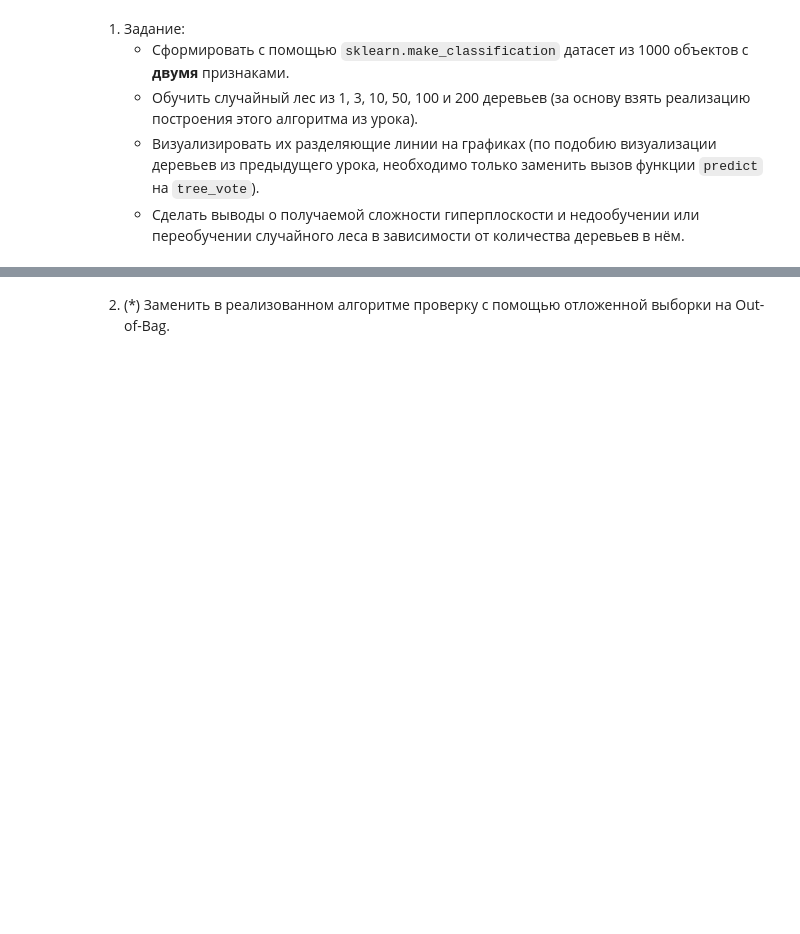
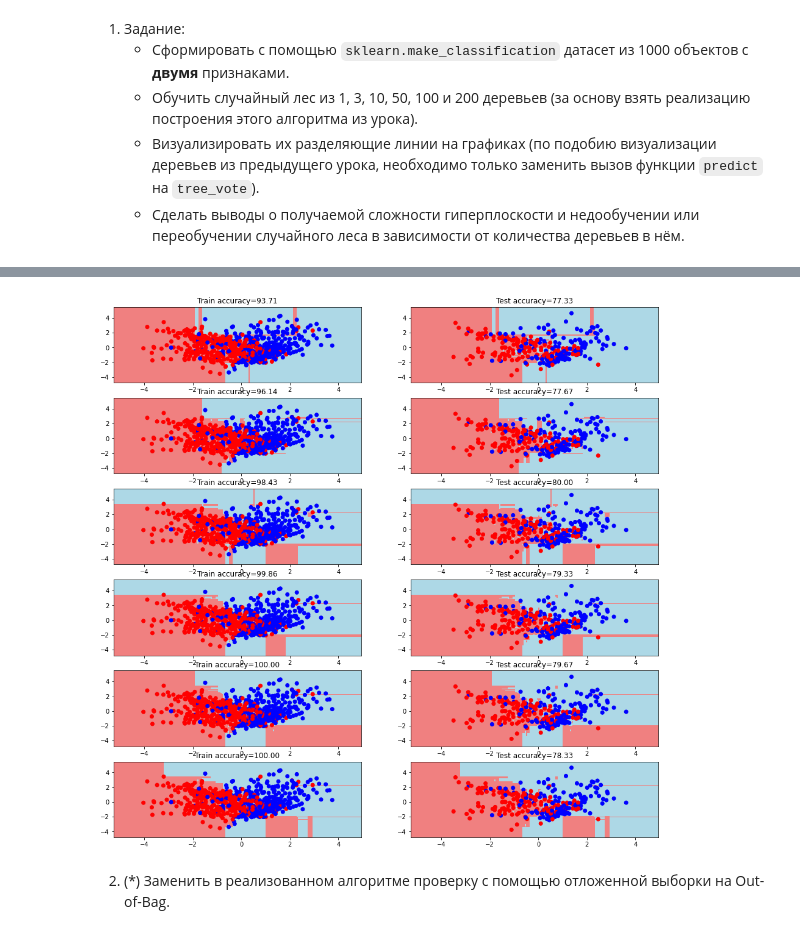
Before and after one commit to nglaz0v/Data_Analysis_Algorithms, a Jupyter notebook: task_05.ipynb, the cells around one changed output, grey strips where cells are left out. Cells and saved outputs as stored; diff of their text form; code cells hidden in the pictures; blank space fills up the shorter version.

```diff
--- a/task_05.ipynb
+++ b/task_05.ipynb
@@ -15,3 +27,22 @@ X, y = make_classification(n_samples=1000,
                            n_features=2, n_informative=2,
                            n_classes=2, n_redundant=0,
                            n_clusters_per_class=2, flip_y=0.1, random_state=1)
+# %%
+from sklearn.model_selection import train_test_split
+
+train_data, test_data, train_labels, test_labels = train_test_split(X,
+                                                                    y,
+                                                                    test_size = 0.3,
+                                                                    random_state = 1)
+# %%
+my_forest = {}
+train_accuracy = {}
+test_accuracy = {}
+for n_trees in (1, 3, 10, 50, 100, 200):
+    my_forest[n_trees] = random_forest(train_data, train_labels, n_trees)
+    train_answers = tree_vote(my_forest[n_trees], train_data)
+    test_answers = tree_vote(my_forest[n_trees], test_data)
+    train_accuracy[n_trees] = accuracy_metric(train_labels, train_answers)
+    test_accuracy[n_trees] = accuracy_metric(test_labels, test_answers)
+    print(f'Точность случайного леса\tиз {n_trees} деревьев\tна обучающей выборке: {train_accuracy[n_trees]:.3f}'
+          f'\tна тестовой выборке: {test_accuracy[n_trees]:.3f}')
@@ -18,2 +56,27 @@ X, y = make_classification(n_samples=1000,
+# %%
+def get_meshgrid(data, step=0.05, border=1.2):
+    x_min, x_max = data[:, 0].min() - border, data[:, 0].max() + border
+    y_min, y_max = data[:, 1].min() - border, data[:, 1].max() + border
+    return np.meshgrid(np.arange(x_min, x_max, step), np.arange(y_min, y_max, step))
+
+xx, yy = get_meshgrid(train_data)
+plt.figure(figsize=(16,16))
+k = 1
+for n_trees in (1, 3, 10, 50, 100, 200):
+    mesh_predictions = np.array(tree_vote(my_forest[n_trees], np.c_[xx.ravel(), yy.ravel()])).reshape(xx.shape)
+
+    plt.subplot(6,2,k)
+    plt.pcolormesh(xx, yy, mesh_predictions, cmap = light_colors)
+    plt.scatter(train_data[:, 0], train_data[:, 1], c = train_labels, cmap = colors)
+    plt.title(f'Train accuracy={train_accuracy[n_trees]:.2f}')
+    k += 1
+
+    plt.subplot(6,2,k)
+    plt.pcolormesh(xx, yy, mesh_predictions, cmap = light_colors)
+    plt.scatter(test_data[:, 0], test_data[:, 1], c = test_labels, cmap = colors)
+    plt.title(f'Test accuracy={test_accuracy[n_trees]:.2f}')
+    k += 1
+# %% [output]
+[figure, added]
 # %% [markdown]
 2. (\*) Заменить в реализованном алгоритме проверку с помощью отложенной выборки на Out-of-Bag.
```
Also changed, not shown: parts of 6 cells of this notebook.
